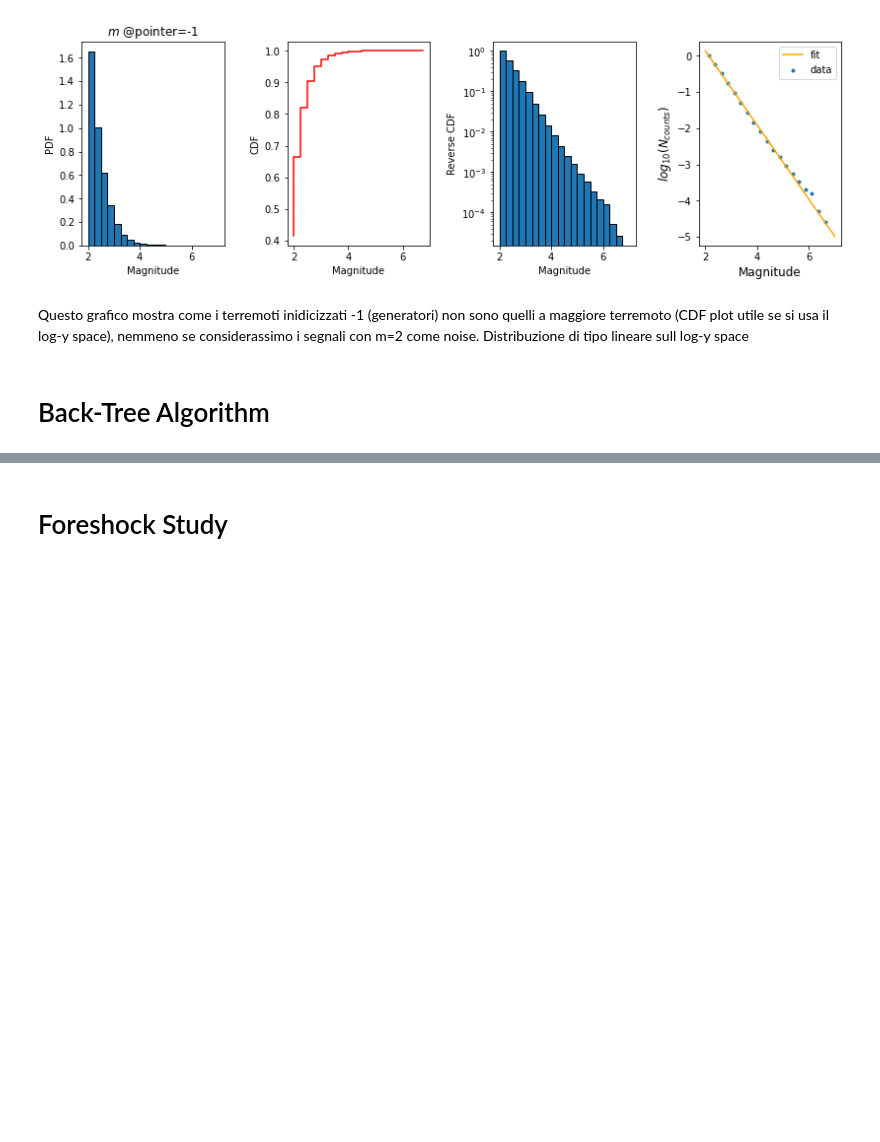
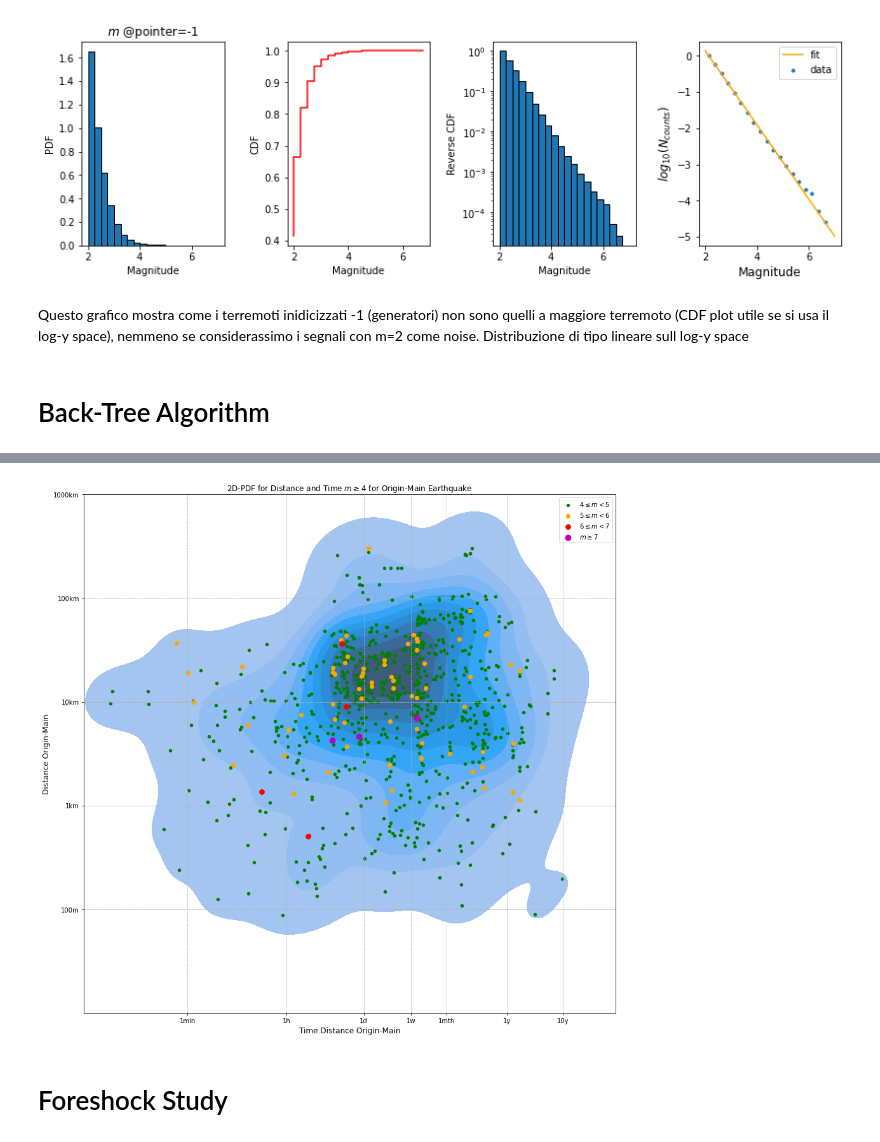
Before and after one commit to andreazanola98/Earthquake-Data-Analysis, a Jupyter notebook: Andrea.ipynb, the cells around one changed output, grey strips where cells are left out. Cells and saved outputs as stored; diff of their text form; code cells hidden in the pictures; blank space fills up the shorter version.

```diff
--- a/Andrea.ipynb
+++ b/Andrea.ipynb
@@ -155,3 +193,38 @@ originv=np.unique(np.delete(originv,-1))#tutti gli indici (no doppioni) che port
+# %%
+dfr=pd.DataFrame({'dtmc': dtmc/c, 'drmc': drmc/1000,'mag':df['mag'][mask]})
+fig0, ax = plt.subplots(figsize=(15,15))
+lev=[0.01,0.1,0.2,0.3,0.4,0.5,0.6,0.7,0.8,0.9,1]
+
+sns.kdeplot(x=np.log10(dfr['dtmc']), y=np.log10(dfr['drmc']),fill='true',ax=ax,levels=lev);
+ax.set_xlabel('Time Distance Origin-Main',size=12);
+ax.set_ylabel('Distance Origin-Main',size=12);
+ax.set_title('2D-PDF for Distance and Time $m\geq%.0f$ for Origin-Main Earthquake'%mth)
+ax.set_xticks([-3.15,-1.38,0,0.85,1.48,2.56,3.56]) #-3.15 -> 1min  -- -4.93 -> 1sec
+ax.set_xticklabels(['1min','1h','1d','1w','1mth','1y','10y']);
+ax.set_yticks([-1,0,1,2,3,4])
+ax.set_yticklabels(['100m','1km','10km','100km','1000km','10000km'])
+ax.set_xlim(-5,4.5);
+ax.set_ylim(-2,3);
+ax.grid(which='both',b=1, linestyle='dashed')
+
+mthf=6
+mask1=(df['mag']<(mthf-1)) & (df['mag']>=(mthf-2))
+ax.scatter(np.log10(dfr['dtmc'][mask1]),np.log10(dfr['drmc'][mask1]),color='green',
+           label=r'$%s\leq m<%s$'%(mthf-2,mthf-1),s=20);
+
+mask1=(df['mag']<mthf) & (df['mag']>=(mthf-1))
+ax.scatter(np.log10(dfr['dtmc'][mask1]),np.log10(dfr['drmc'][mask1]),color='orange',
+           label=r'$%s\leq m<%s$'%(mthf-1,mthf),s=40);
+
+mask1=(df['mag']<(mthf+1)) & (df['mag']>=(mthf))
+ax.scatter(np.log10(dfr['dtmc'][mask1]),np.log10(dfr['drmc'][mask1]),color='red',
+           label=r'$%s\leq m<%s$'%(mthf,mthf+1),s=60);
+
+ax.scatter(np.log10(dfr['dtmc'][dfr['mag']>=(mthf+1)]),np.log10(dfr['drmc'][dfr['mag']>=(mthf+1)]),color='m',
+          label='$m\geq%s$'%(mthf+1),s=80);
+ax.legend();
+# %% [output]
+[figure, added]
 # %% [markdown]
 # Foreshock Study
 # %%
```
Also changed, not shown: parts of 17 cells of this notebook.
